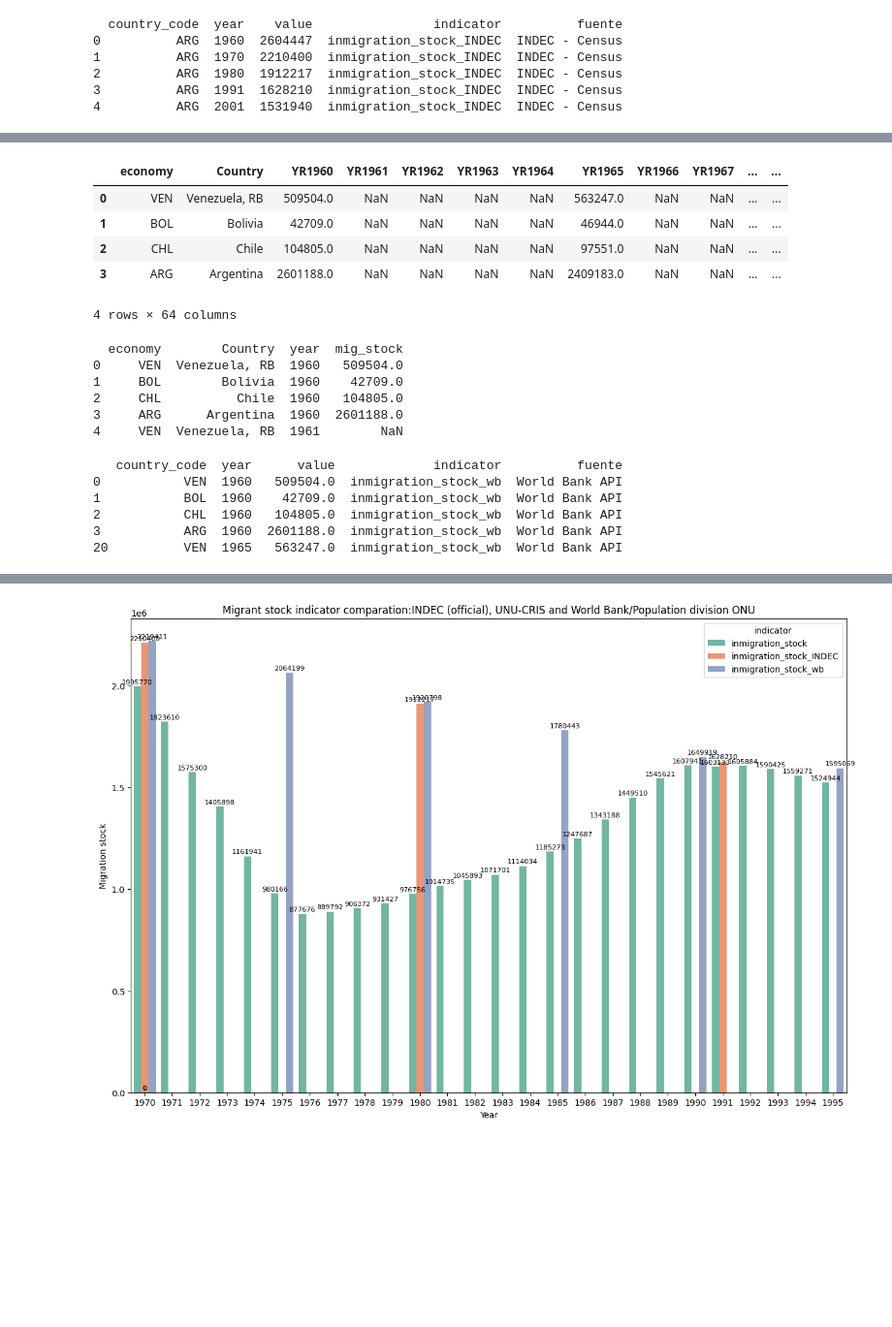
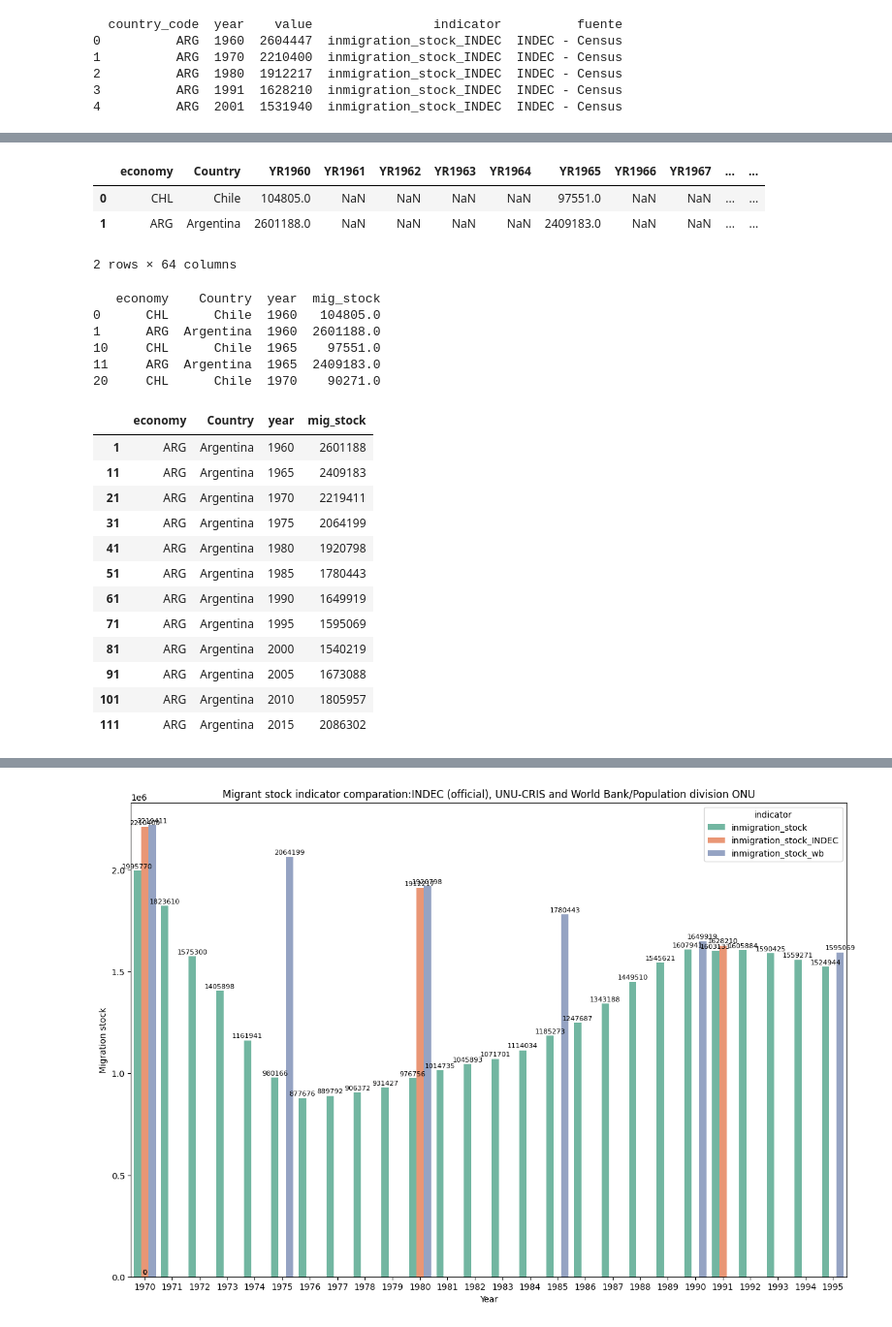
Before and after one commit to natdebandi/migmobs_exploratory, a Jupyter notebook: 1_migration_data.ipynb, the cells around one changed output, grey strips where cells are left out. Shown at 97% size. Saved outputs shown, nothing was run; the diff lists cells and outputs as text; code cells hidden in the pictures; blank space fills up the shorter version.

```diff
--- a/1_migration_data.ipynb
+++ b/1_migration_data.ipynb
@@ -388,31 +236,29 @@ Successfully installed wbgapi-1.0.12
 # %%
 import wbgapi as wb
 # %%
-mig_stock=wb.data.DataFrame('SM.POP.TOTL', ['ARG', 'CHL','BOL','VEN'], range(1960, 2022), labels=True)
-mig_stock = mig_stock.reset_index()
-mig_stock
+mig_stock_onu= wb.data.DataFrame('SM.POP.TOTL', ['ARG', 'CHL'], range(1960, 2022), labels=True)
+mig_stock_onu = mig_stock_onu.reset_index()
+mig_stock_onu
 # %% [output]
 |  | economy | Country | YR1960 | YR1961 | YR1962 | YR1963 | YR1964 | YR1965 | YR1966 | YR1967 | ... | ... |
-| 0 | VEN | Venezuela, RB | 509504.0 | NaN | NaN | NaN | NaN | 563247.0 | NaN | NaN | ... | ... |
-| 1 | BOL | Bolivia | 42709.0 | NaN | NaN | NaN | NaN | 46944.0 | NaN | NaN | ... | ... |
-| 2 | CHL | Chile | 104805.0 | NaN | NaN | NaN | NaN | 97551.0 | NaN | NaN | ... | ... |
-| 3 | ARG | Argentina | 2601188.0 | NaN | NaN | NaN | NaN | 2409183.0 | NaN | NaN | ... | ... |
+| 0 | CHL | Chile | 104805.0 | NaN | NaN | NaN | NaN | 97551.0 | NaN | NaN | ... | ... |
+| 1 | ARG | Argentina | 2601188.0 | NaN | NaN | NaN | NaN | 2409183.0 | NaN | NaN | ... | ... |
-4 rows × 64 columns
+2 rows × 64 columns
 # %%
-mig_latam = mig_stock.melt(id_vars=['economy', 'Country'],
+mig_stock_onu = mig_stock_onu.melt(id_vars=['economy', 'Country'],
                     value_vars=[col for col in mig_stock.columns if col.startswith('YR')],
                     var_name='year',
                     value_name='mig_stock')
 
 # Limpiar la columna 'YEAR' eliminando el prefijo 'YR'
-mig_latam['year'] = mig_latam['year'].str.replace('YR', '')
-
+mig_stock_onu['year'] = mig_stock_onu['year'].str.replace('YR', '')
+mig_stock_onu = mig_stock_onu.dropna(subset=['mig_stock'])
 # Mostrar las primeras filas de la tabla transformada
-print(mig_latam.head())
+print(mig_stock_onu.head())
 # %% [output]
-  economy        Country  year  mig_stock
-0     VEN  Venezuela, RB  1960   509504.0
-1     BOL        Bolivia  1960    42709.0
-2     CHL          Chile  1960   104805.0
-3     ARG      Argentina  1960  2601188.0
-4     VEN  Venezuela, RB  1961        NaN
+   economy    Country  year  mig_stock
+0      CHL      Chile  1960   104805.0
+1      ARG  Argentina  1960  2601188.0
+10     CHL      Chile  1965    97551.0
+11     ARG  Argentina  1965  2409183.0
+20     CHL      Chile  1970    90271.0
@@ -421,18 +264,0 @@ mig_latam = mig_latam.dropna(subset=['mig_stock'])
-# %%
-#creo el indicador y lo agrego a la base
-db_temp = mig_latam[['economy', 'year','mig_stock']]
-db_temp = db_temp.rename(columns={
-    'economy': 'country_code',
-    'year': 'year',
-    'mig_stock': 'value'
-})
-db_temp['indicator'] = 'inmigration_stock_wb'
-db_temp['fuente'] = 'World Bank API'
-print(db_temp.head())
-# %% [output]
-   country_code  year      value             indicator          fuente
-0           VEN  1960   509504.0  inmigration_stock_wb  World Bank API
-1           BOL  1960    42709.0  inmigration_stock_wb  World Bank API
-2           CHL  1960   104805.0  inmigration_stock_wb  World Bank API
-3           ARG  1960  2601188.0  inmigration_stock_wb  World Bank API
-20          VEN  1965   563247.0  inmigration_stock_wb  World Bank API
@@ -453,0 +265,18 @@ filtered_df = db_indicators[
+# %%
+mig_stock_onu['year'] = mig_stock_onu['year'].astype(int)
+mig_stock_onu['mig_stock'] = mig_stock_onu['mig_stock'].astype(int)
+mig_stock_onu_arg = mig_stock_onu[mig_stock_onu['Country'] == 'Argentina']
+# %% [output]
+|  | economy | Country | year | mig_stock |
+| 1 | ARG | Argentina | 1960 | 2601188 |
+| 11 | ARG | Argentina | 1965 | 2409183 |
+| 21 | ARG | Argentina | 1970 | 2219411 |
+| 31 | ARG | Argentina | 1975 | 2064199 |
+| 41 | ARG | Argentina | 1980 | 1920798 |
+| 51 | ARG | Argentina | 1985 | 1780443 |
+| 61 | ARG | Argentina | 1990 | 1649919 |
+| 71 | ARG | Argentina | 1995 | 1595069 |
+| 81 | ARG | Argentina | 2000 | 1540219 |
+| 91 | ARG | Argentina | 2005 | 1673088 |
+| 101 | ARG | Argentina | 2010 | 1805957 |
+| 111 | ARG | Argentina | 2015 | 2086302 |
```
Also changed, not shown: parts of 56 cells of this notebook.
